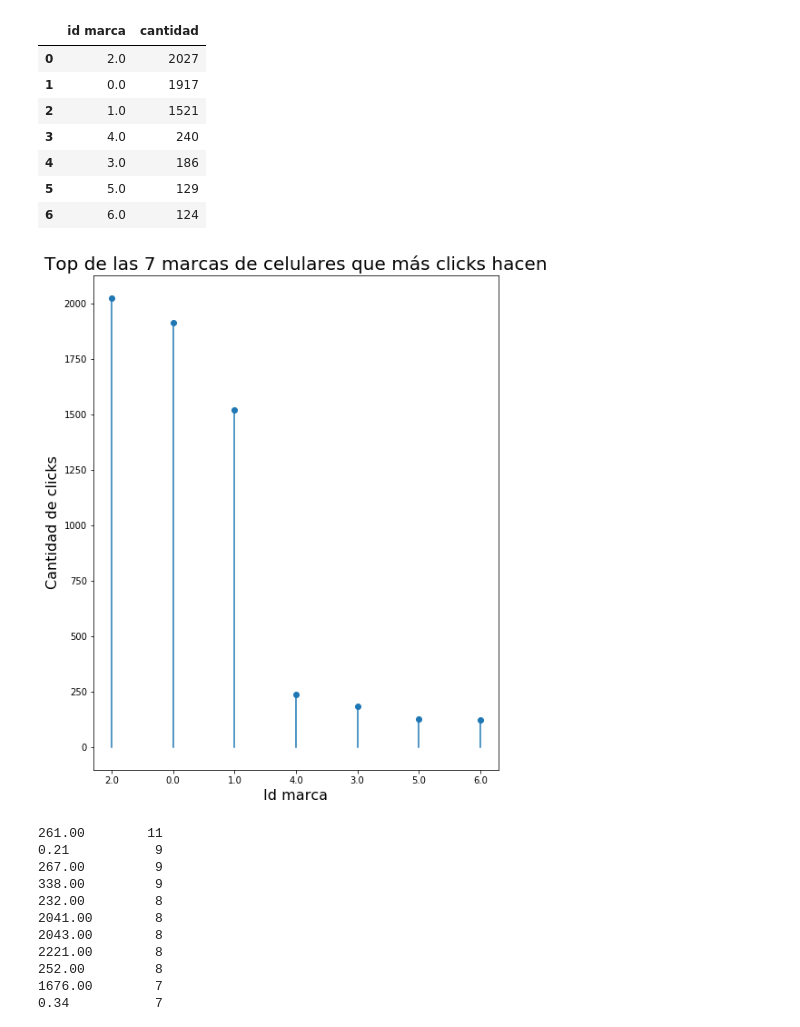
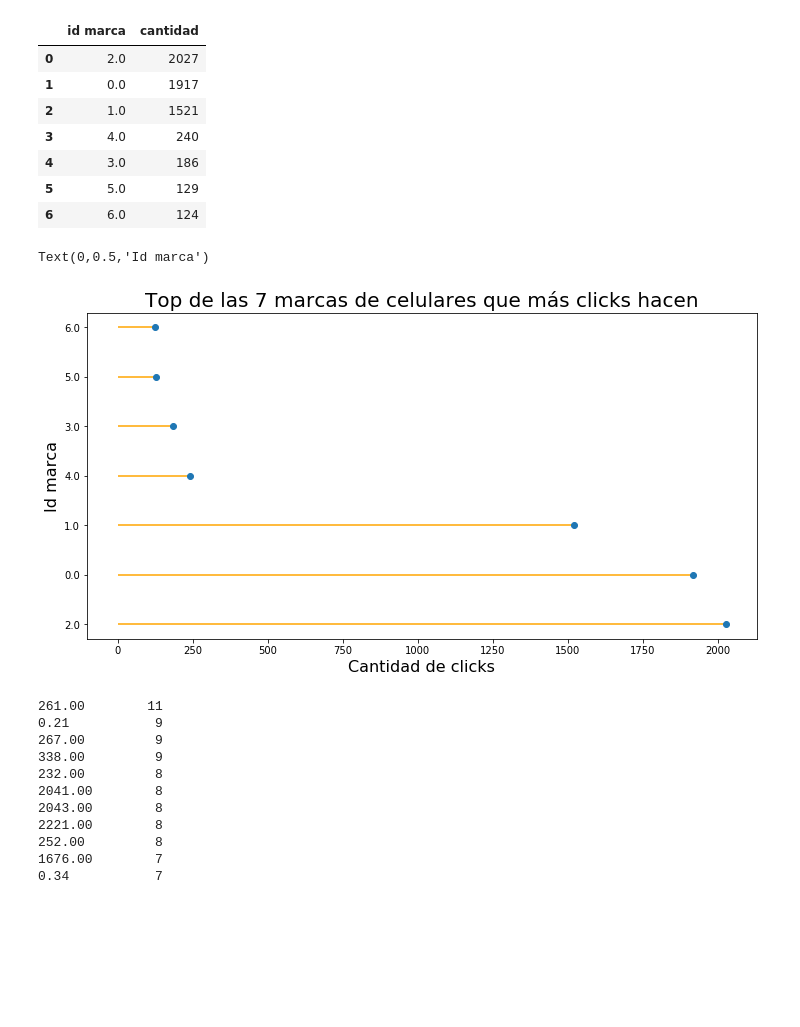
Before and after one commit to cruzpa95/Datos2019, a Jupyter notebook: clicks.ipynb, the cells around one changed output. Cells and saved outputs as stored; diff of their text form; code cells hidden in the pictures; blank space fills up the shorter version.

Commit message:
Modifico color plot

```diff
--- a/clicks.ipynb
+++ b/clicks.ipynb
@@ -299,16 +299,15 @@ marcas
 | 5 | 5.0 | 129 |
 | 6 | 6.0 | 124 |
 # %%
-
-fig, ax = plt.subplots(figsize=(8,10))
-(markerline, stemlines, baseline) = plt.stem(marcas['id marca'], marcas.cantidad, color=yellow)
+fig, ax = plt.subplots(figsize=(12,6))
+ax.hlines(marcas['id marca'], xmin=0, xmax=marcas.cantidad, color='orange')
+ax.plot(marcas.cantidad, marcas['id marca'], "o")
 ax.set_title("Top de las 7 marcas de celulares que más clicks hacen", fontsize=20)
-ax.set_xlabel('Id marca', fontsize=16)
-ax.set_ylabel('Cantidad de clicks', fontsize=16)
-plt.setp(baseline, visible=False)
-plt.show()
+ax.set_xlabel('Cantidad de clicks', fontsize=16)
+ax.set_ylabel('Id marca', fontsize=16)
 # %% [output]
+Text(0,0.5,'Id marca')
-[figure, old version]
+[figure, new version]
 # %%
 #no se establece ningun patron en el tiempo en el q hace un click.
 clicks['timeToClick'].value_counts()
```
Also changed, not shown: parts of 1 cell of this notebook.
